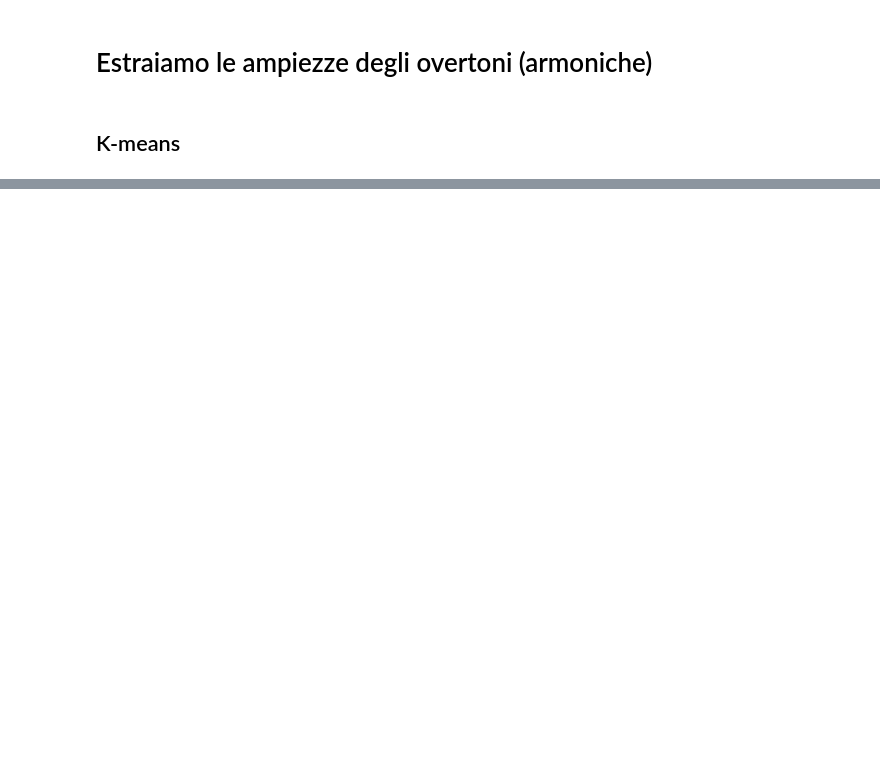
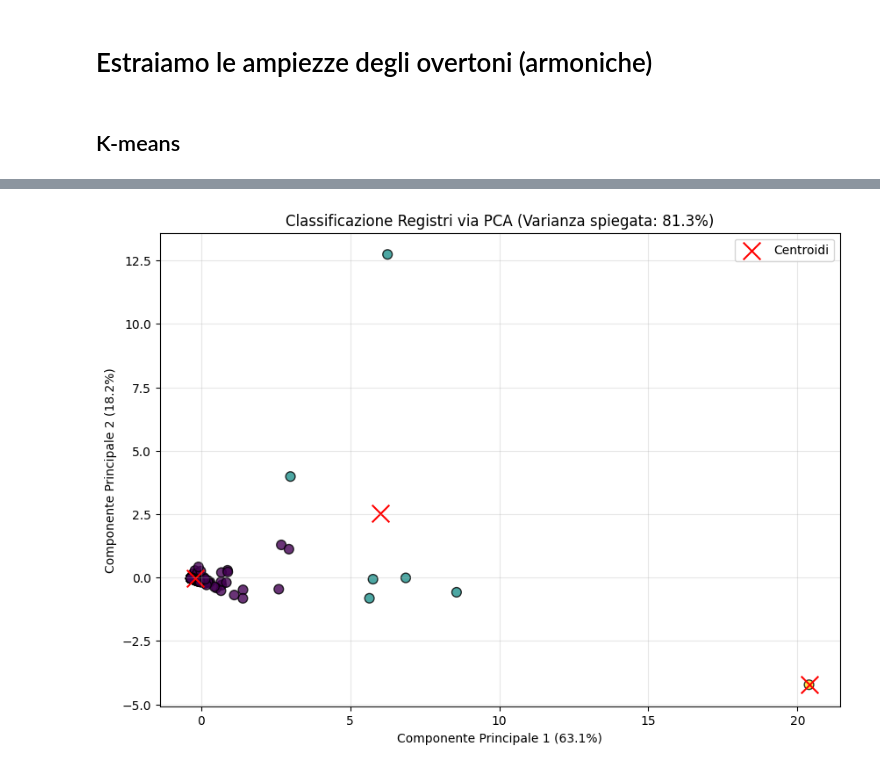
Before and after one commit to FrancescooParis/Machine-Learning-in-Acoustics, a Jupyter notebook: Acoustics.ipynb, the cells around one changed output, grey strips where cells are left out. Drawn from its saved outputs; the diff is of its cells as text; code cells hidden in the pictures; blank space fills up the shorter version.

```diff
--- a/Acoustics.ipynb
+++ b/Acoustics.ipynb
@@ -322,0 +333,38 @@ File: note_99.wav -> Assegnato al Cluster (Registro): 0
+# %%
+from sklearn.decomposition import PCA # Per la riduzione dimensionale (Principle Component Analysis)
+from sklearn.preprocessing import StandardScaler
+from sklearn.cluster import KMeans
+import pandas as pd
+
+# 1. Standardizzazione (Fondamentale per la PCA)
+scaler = StandardScaler()
+X_scaled = scaler.fit_transform(X)
+
+# 2. Applicazione della PCA per ridurre a 2 dimensioni
+pca = PCA(n_components=2)
+X_pca = pca.fit_transform(X_scaled)
+
+# 3. Esecuzione del K-Means sui dati "schiacciati" dalla PCA
+n_clusters = 3
+kmeans = KMeans(n_clusters=n_clusters, random_state=42)
+labels = kmeans.fit_predict(X_pca) # o su X_scaled, il risultato visivo sarà coerente
+# %%
+plt.figure(figsize=(10, 7))
+
+# Plot dei punti
+plt.scatter(X_pca[:, 0], X_pca[:, 1], c=labels, cmap='viridis', s=60, alpha=0.8, edgecolors='k')
+
+# Plot dei centroidi
+centroids_pca = kmeans.cluster_centers_
+plt.scatter(centroids_pca[:, 0], centroids_pca[:, 1], marker='x', s=200, c='red', label='Centroidi')
+
+# Calcolo della varianza spiegata (per capire quanto è accurato il riassunto)
+var_exp = pca.explained_variance_ratio_
+plt.title(f"Classificazione Registri via PCA (Varianza spiegata: {sum(var_exp)*100:.1f}%)")
+plt.xlabel(f"Componente Principale 1 ({var_exp[0]*100:.1f}%)")
+plt.ylabel(f"Componente Principale 2 ({var_exp[1]*100:.1f}%)")
+plt.legend()
+plt.grid(True, alpha=0.3)
+plt.show()
+# %% [output]
+[figure, added]
```
Also changed, not shown: parts of 5 cells of this notebook.
